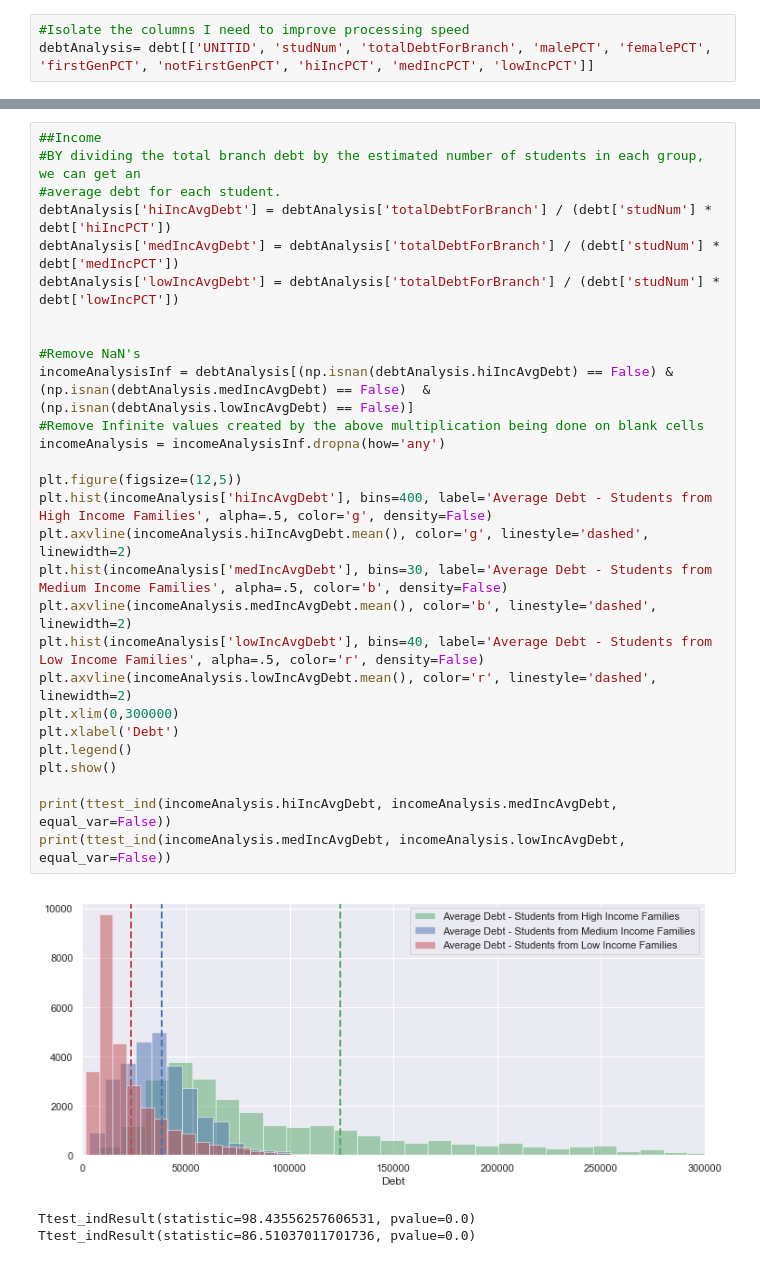
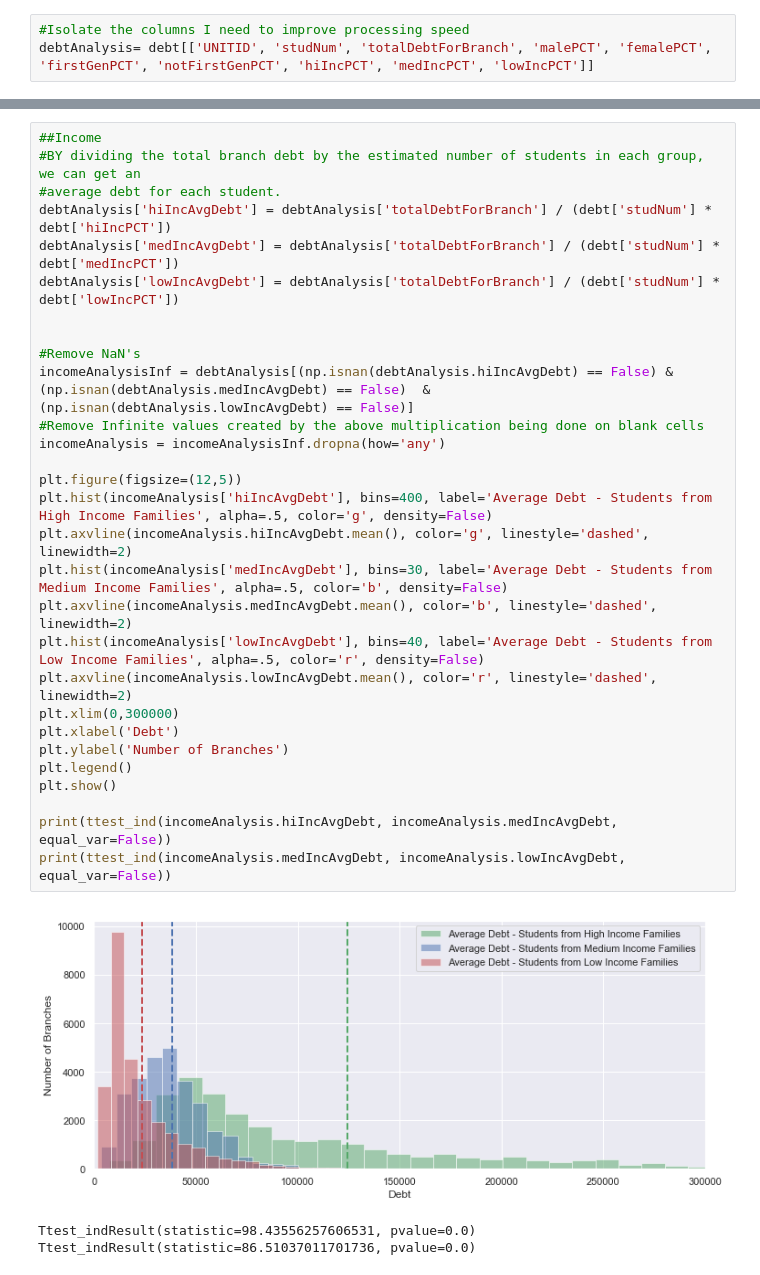
Before and after one commit to YunusBulut/dsprojects, a Jupyter notebook: prepcap/1-StudentDebtReport.ipynb, the cells around one changed output, grey strips where cells are left out. Cells and saved outputs as stored; diff of their text form.

```diff
--- a/prepcap/1-StudentDebtReport.ipynb
+++ b/prepcap/1-StudentDebtReport.ipynb
@@ -242,32 +243,33 @@ Ttest_indResult(statistic=48.29341266353475, pvalue=0.0)
 # %%
 ##Income
 #BY dividing the total branch debt by the estimated number of students in each group, we can get an
 #average debt for each student.
 debtAnalysis['hiIncAvgDebt'] = debtAnalysis['totalDebtForBranch'] / (debt['studNum'] * debt['hiIncPCT'])
 debtAnalysis['medIncAvgDebt'] = debtAnalysis['totalDebtForBranch'] / (debt['studNum'] * debt['medIncPCT'])
 debtAnalysis['lowIncAvgDebt'] = debtAnalysis['totalDebtForBranch'] / (debt['studNum'] * debt['lowIncPCT'])
 
 
 #Remove NaN's
 incomeAnalysisInf = debtAnalysis[(np.isnan(debtAnalysis.hiIncAvgDebt) == False) & (np.isnan(debtAnalysis.medIncAvgDebt) == False)  & (np.isnan(debtAnalysis.lowIncAvgDebt) == False)]
 #Remove Infinite values created by the above multiplication being done on blank cells
 incomeAnalysis = incomeAnalysisInf.dropna(how='any')
 
 plt.figure(figsize=(12,5))
 plt.hist(incomeAnalysis['hiIncAvgDebt'], bins=400, label='Average Debt - Students from High Income Families', alpha=.5, color='g', density=False)
 plt.axvline(incomeAnalysis.hiIncAvgDebt.mean(), color='g', linestyle='dashed', linewidth=2)
 plt.hist(incomeAnalysis['medIncAvgDebt'], bins=30, label='Average Debt - Students from Medium Income Families', alpha=.5, color='b', density=False)
 plt.axvline(incomeAnalysis.medIncAvgDebt.mean(), color='b', linestyle='dashed', linewidth=2)
 plt.hist(incomeAnalysis['lowIncAvgDebt'], bins=40, label='Average Debt - Students from Low Income Families', alpha=.5, color='r', density=False)
 plt.axvline(incomeAnalysis.lowIncAvgDebt.mean(), color='r', linestyle='dashed', linewidth=2)
 plt.xlim(0,300000)
 plt.xlabel('Debt')
+plt.ylabel('Number of Branches')
 plt.legend()
 plt.show()
 
 print(ttest_ind(incomeAnalysis.hiIncAvgDebt, incomeAnalysis.medIncAvgDebt, equal_var=False))
 print(ttest_ind(incomeAnalysis.medIncAvgDebt, incomeAnalysis.lowIncAvgDebt, equal_var=False))
 # %% [output]
-[figure, old version]
+[figure, new version]
 Ttest_indResult(statistic=98.43556257606531, pvalue=0.0)
 Ttest_indResult(statistic=86.51037011701736, pvalue=0.0)
```
Also changed, not shown: parts of 5 cells of this notebook, 1 other file.
